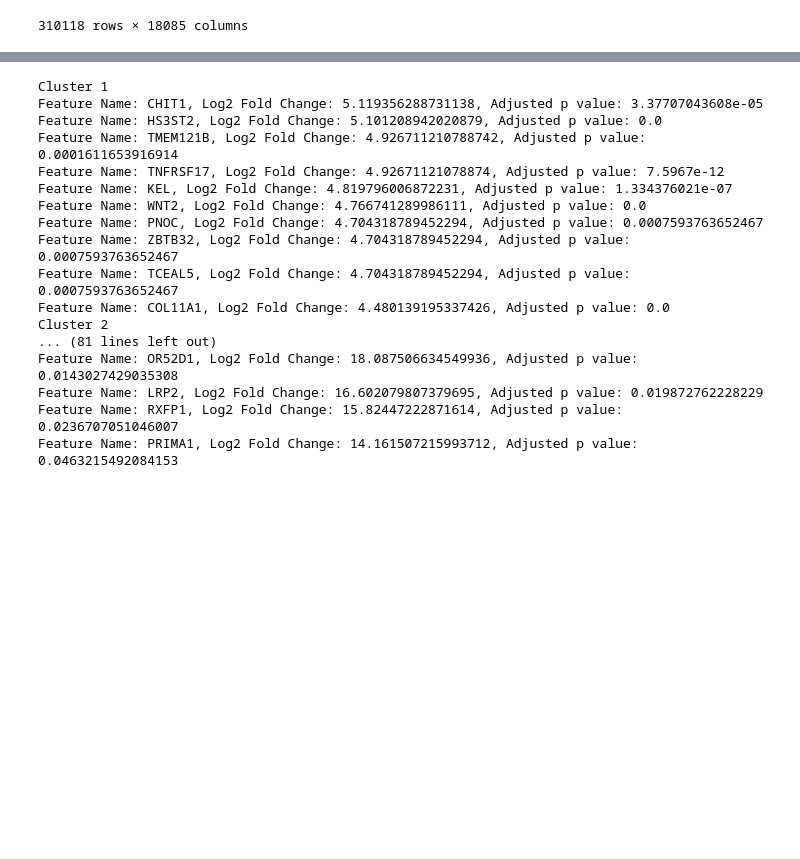
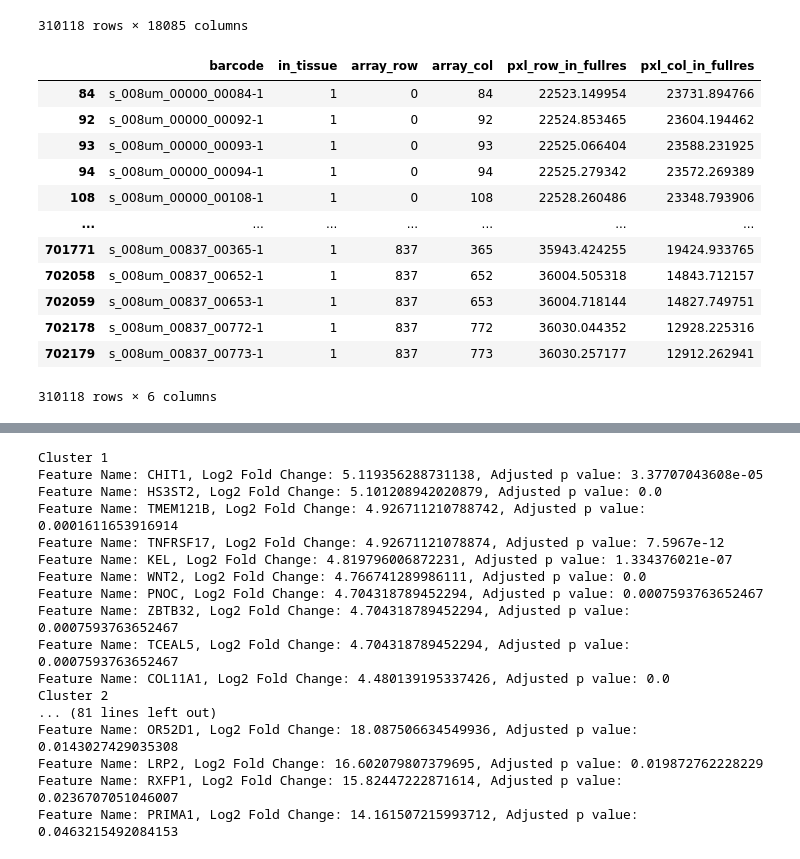
Before and after one commit to ScheWann/Biovis2025, a Jupyter notebook: Python/data_display.ipynb, the cells around one changed output, grey strips where cells are left out. Drawn from its saved outputs; the diff is of its cells as text; code cells hidden in the pictures; blank space fills up the shorter version.

```diff
--- a/Python/data_display.ipynb
+++ b/Python/data_display.ipynb
@@ -21,3 +21,22 @@ umi_counts
 | s_008um_00565_00244-1 | 0.0 | 0.0 | 0.0 | 0.0 | 0.0 | 0.0 | 0.0 | 0.0 | 0.0 | 0.0 | ... | ... |
 | s_008um_00373_00222-1 | 0.0 | 0.0 | 0.0 | 0.0 | 0.0 | 0.0 | 0.0 | 0.0 | 0.0 | 0.0 | ... | ... |
 310118 rows × 18085 columns
+# %%
+position_df = pd.read_parquet("../Data/square_008um/spatial/tissue_positions.parquet")
+
+position_df_filtered = position_df[position_df["in_tissue"] == 1]
+position_df_filtered
+# %% [output]
+|  | barcode | in_tissue | array_row | array_col | pxl_row_in_fullres | pxl_col_in_fullres |
+| 84 | s_008um_00000_00084-1 | 1 | 0 | 84 | 22523.149954 | 23731.894766 |
+| 92 | s_008um_00000_00092-1 | 1 | 0 | 92 | 22524.853465 | 23604.194462 |
+| 93 | s_008um_00000_00093-1 | 1 | 0 | 93 | 22525.066404 | 23588.231925 |
+| 94 | s_008um_00000_00094-1 | 1 | 0 | 94 | 22525.279342 | 23572.269389 |
+| 108 | s_008um_00000_00108-1 | 1 | 0 | 108 | 22528.260486 | 23348.793906 |
+| ... | ... | ... | ... | ... | ... | ... |
+| 701771 | s_008um_00837_00365-1 | 1 | 837 | 365 | 35943.424255 | 19424.933765 |
+| 702058 | s_008um_00837_00652-1 | 1 | 837 | 652 | 36004.505318 | 14843.712157 |
+| 702059 | s_008um_00837_00653-1 | 1 | 837 | 653 | 36004.718144 | 14827.749751 |
+| 702178 | s_008um_00837_00772-1 | 1 | 837 | 772 | 36030.044352 | 12928.225316 |
+| 702179 | s_008um_00837_00773-1 | 1 | 837 | 773 | 36030.257177 | 12912.262941 |
+310118 rows × 6 columns
```
Also changed, not shown: parts of 3 cells of this notebook, 6 other files.
